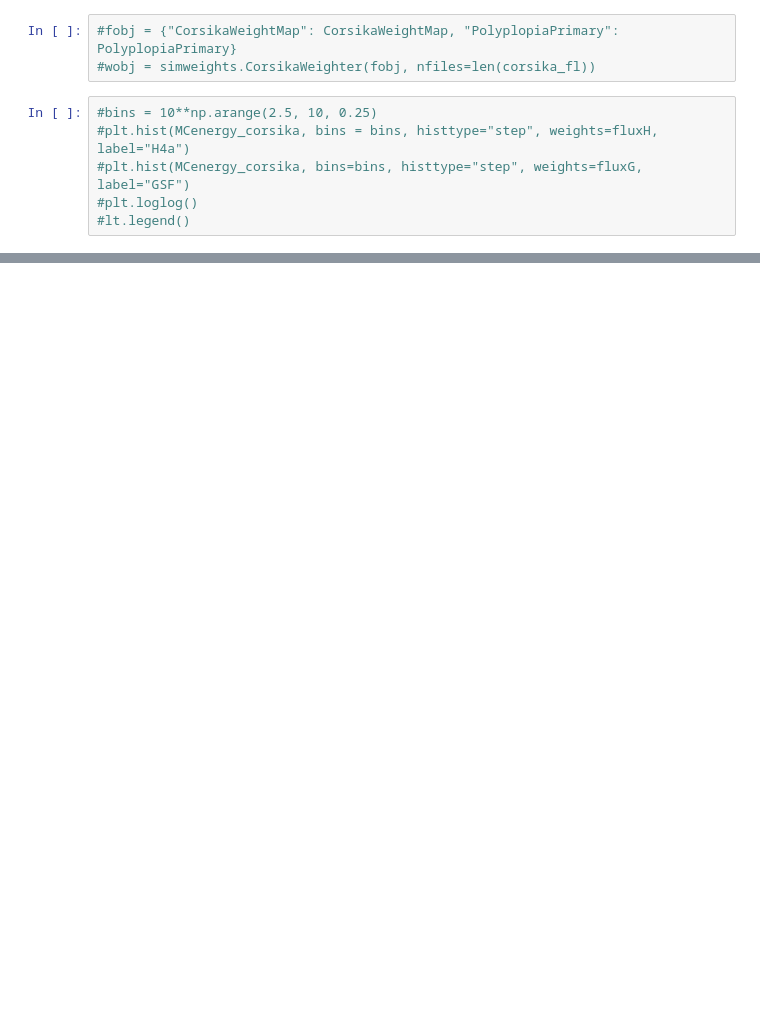
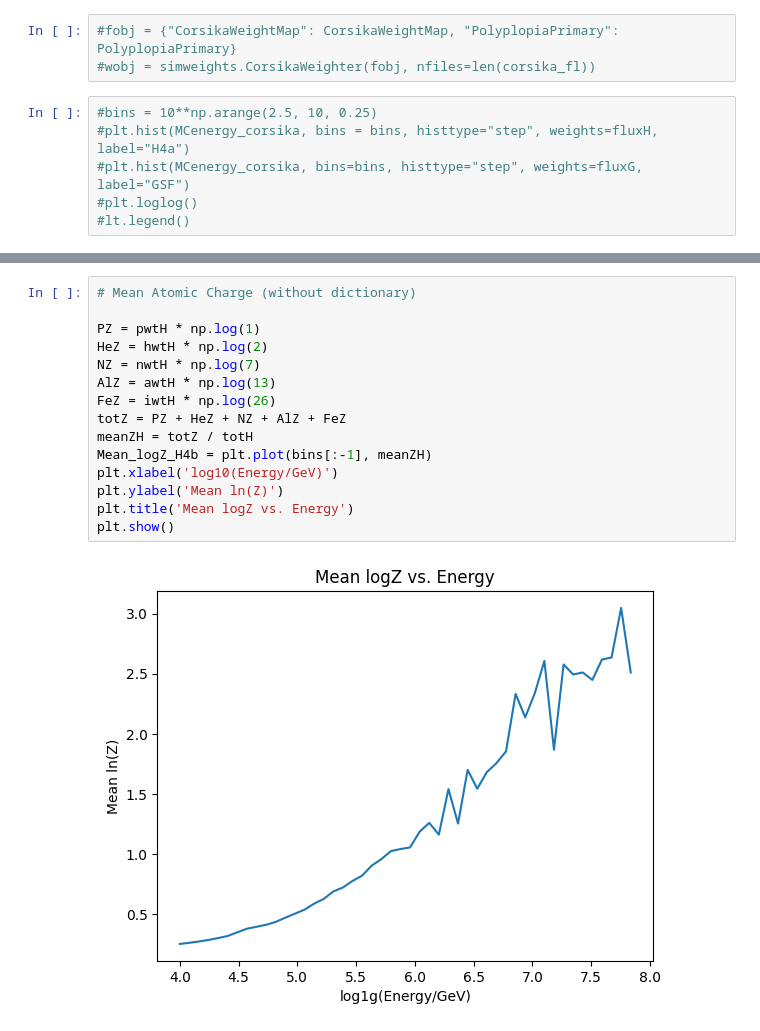
Before and after one commit to fmcnallyi3/it_anisotropy, a Jupyter notebook: rigidity/reco_energy.ipynb, the cells around one changed output, grey strips where cells are left out. Saved outputs shown, nothing was run; the diff lists cells and outputs as text; blank space fills up the shorter version.

```diff
--- a/rigidity/reco_energy.ipynb
+++ b/rigidity/reco_energy.ipynb
@@ -79,0 +104,17 @@ plt.show()
+# %%
+# Mean Atomic Charge (without dictionary)
+
+PZ = pwtH * np.log(1)
+HeZ = hwtH * np.log(2)
+NZ = nwtH * np.log(7)
+AlZ = awtH * np.log(13)
+FeZ = iwtH * np.log(26)
+totZ = PZ + HeZ + NZ + AlZ + FeZ
+meanZH = totZ / totH
+Mean_logZ_H4b = plt.plot(bins[:-1], meanZH)
+plt.xlabel('log10(Energy/GeV)')
+plt.ylabel('Mean ln(Z)')
+plt.title('Mean logZ vs. Energy')
+plt.show()
+# %% [output]
+[figure, added]
```
Also changed, not shown: parts of 19 cells of this notebook, 2 other files.
